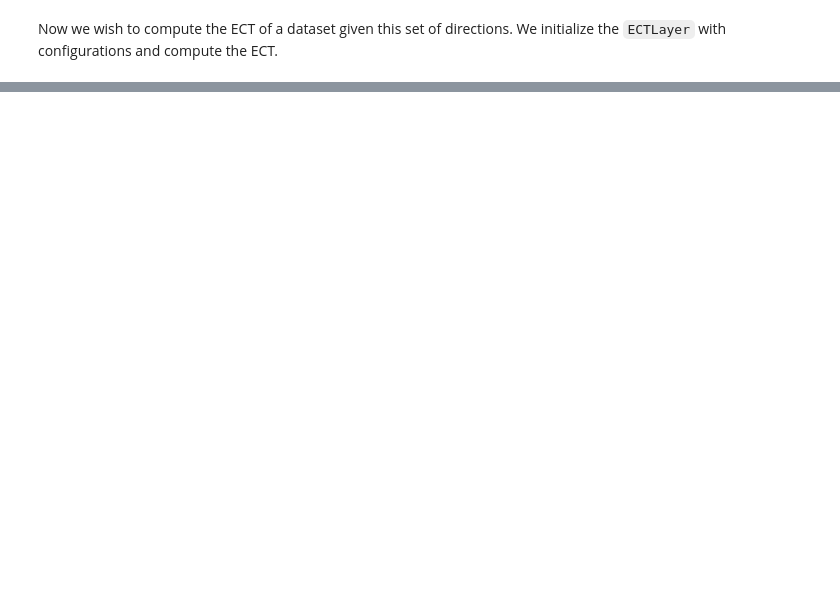
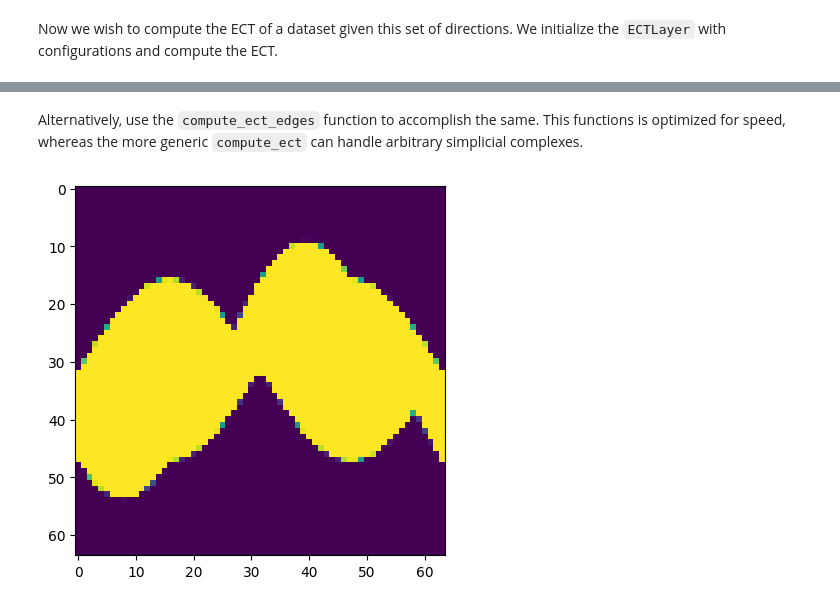
Before and after one commit to aidos-lab/dect, a Jupyter notebook: notebooks/01_example_usage.ipynb, the cells around one changed output, grey strips where cells are left out. Cells and saved outputs as stored; diff of their text form; code cells hidden in the pictures; blank space fills up the shorter version.

```diff
--- a/notebooks/01_example_usage.ipynb
+++ b/notebooks/01_example_usage.ipynb
@@ -73 +77,23 @@ ect = layer(batch)
+# %% [markdown]
+Alternatively, use the `compute_ect_edges` function to accomplish the same. This functions is optimized for speed,
+whereas the more generic `compute_ect` can handle arbitrary simplicial complexes.
+# %%
+from dect.ect import compute_ect_edges
+
+
+# Compute the ECT.
+ect = compute_ect_edges(
+    points_coordinates,
+    edge_index,
+    v=v,
+    radius=1,
+    resolution=64,
+    scale=500
+)
+
+# Visualize as an image.
+plt.imshow(ect.detach().squeeze().numpy().T)
+plt.show()
+# %% [output]
+[figure, added]
 # %%
```
Also changed, not shown: parts of 13 cells of this notebook, 3 other files.
